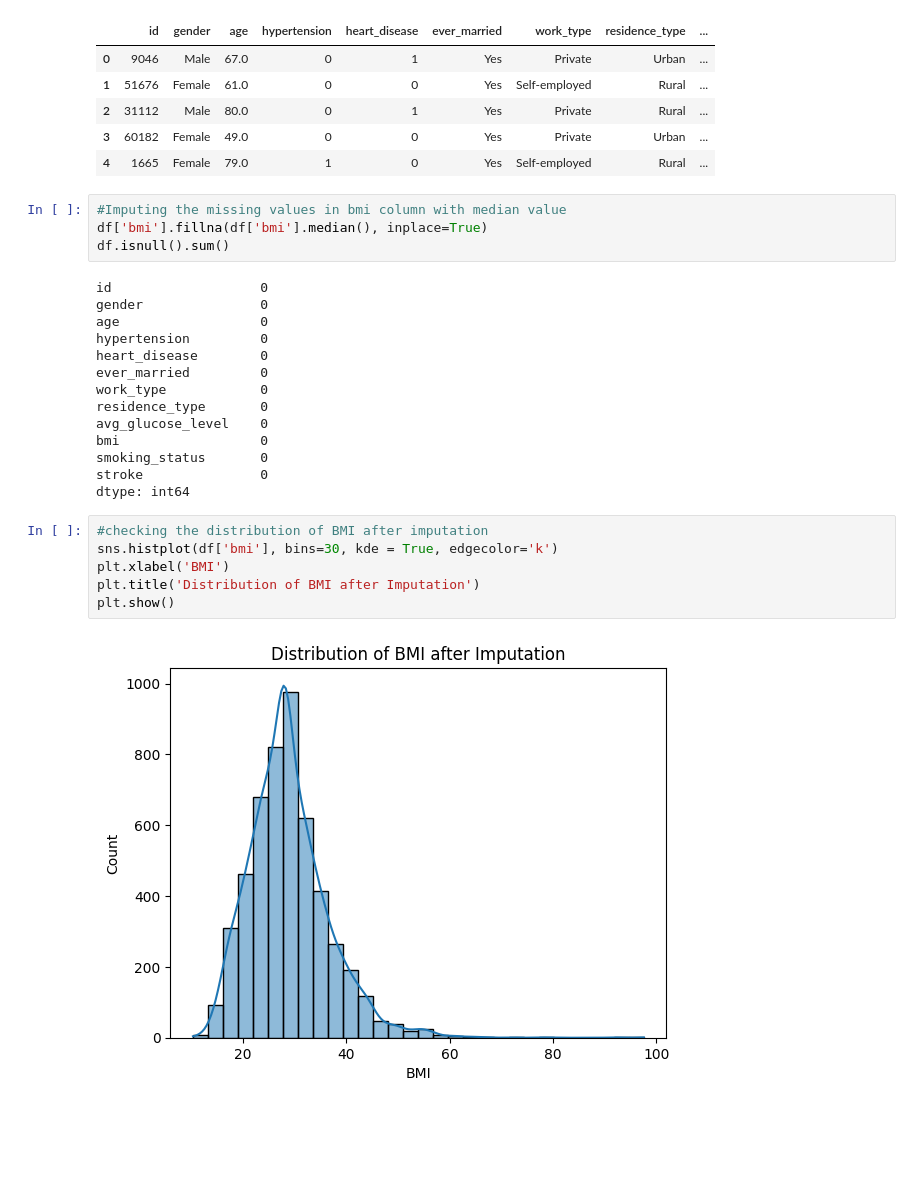
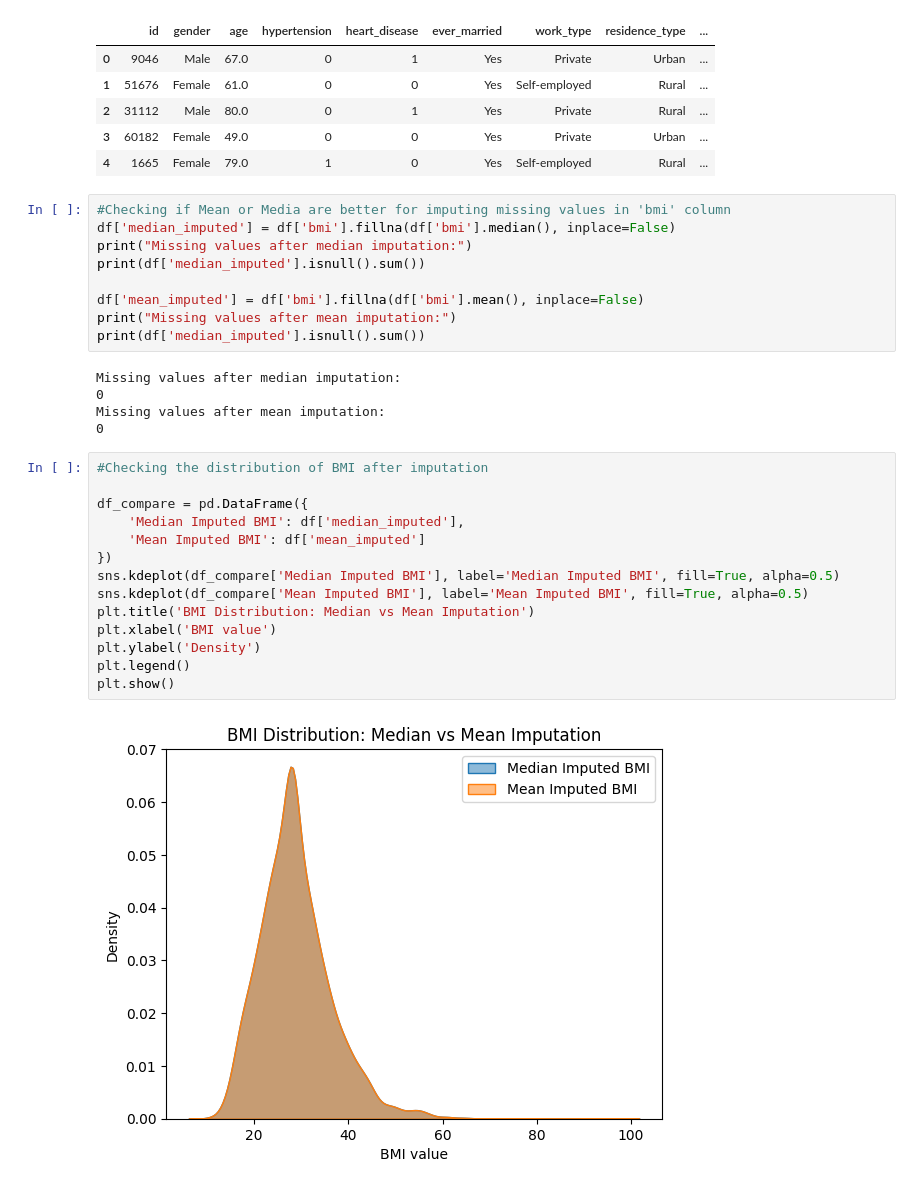
Before and after one commit to ali-khurshid/stroke-risk-predictive-analysis, a Jupyter notebook: jupyter_notebooks/03 - feature_engineering.ipynb, the cells around one changed output. Drawn from its saved outputs; the diff is of its cells as text; blank space fills up the shorter version.

Commit message:
Median Imputation selected after analysis

```diff
--- a/jupyter_notebooks/03 - feature_engineering.ipynb
+++ b/jupyter_notebooks/03 - feature_engineering.ipynb
@@ -33,28 +33,32 @@ df.head()
 | 3 | 60182 | Female | 49.0 | 0 | 0 | Yes | Private | Urban | ... |
 | 4 | 1665 | Female | 79.0 | 1 | 0 | Yes | Self-employed | Rural | ... |
 # %%
-#Imputing the missing values in bmi column with median value
-df['bmi'].fillna(df['bmi'].median(), inplace=True)
-df.isnull().sum()
+#Checking if Mean or Media are better for imputing missing values in 'bmi' column
+df['median_imputed'] = df['bmi'].fillna(df['bmi'].median(), inplace=False)
+print("Missing values after median imputation:")
+print(df['median_imputed'].isnull().sum())
+
+df['mean_imputed'] = df['bmi'].fillna(df['bmi'].mean(), inplace=False)
+print("Missing values after mean imputation:")
+print(df['median_imputed'].isnull().sum())
 # %% [output]
-id                   0
-gender               0
-age                  0
-hypertension         0
-heart_disease        0
-ever_married         0
-work_type            0
-residence_type       0
-avg_glucose_level    0
-bmi                  0
-smoking_status       0
-stroke               0
-dtype: int64
+Missing values after median imputation:
+0
+Missing values after mean imputation:
+0
 # %%
-#checking the distribution of BMI after imputation
-sns.histplot(df['bmi'], bins=30, kde = True, edgecolor='k')
-plt.xlabel('BMI')
-plt.title('Distribution of BMI after Imputation')
+#Checking the distribution of BMI after imputation
+
+df_compare = pd.DataFrame({
+    'Median Imputed BMI': df['median_imputed'],
+    'Mean Imputed BMI': df['mean_imputed']
+})
+sns.kdeplot(df_compare['Median Imputed BMI'], label='Median Imputed BMI', fill=True, alpha=0.5)
+sns.kdeplot(df_compare['Mean Imputed BMI'], label='Mean Imputed BMI', fill=True, alpha=0.5)
+plt.title('BMI Distribution: Median vs Mean Imputation')
+plt.xlabel('BMI value')
+plt.ylabel('Density')
+plt.legend()
 plt.show()
 # %% [output]
-[figure, old version]
+[figure, new version]
```
Also changed, not shown: parts of 2 cells of this notebook.
